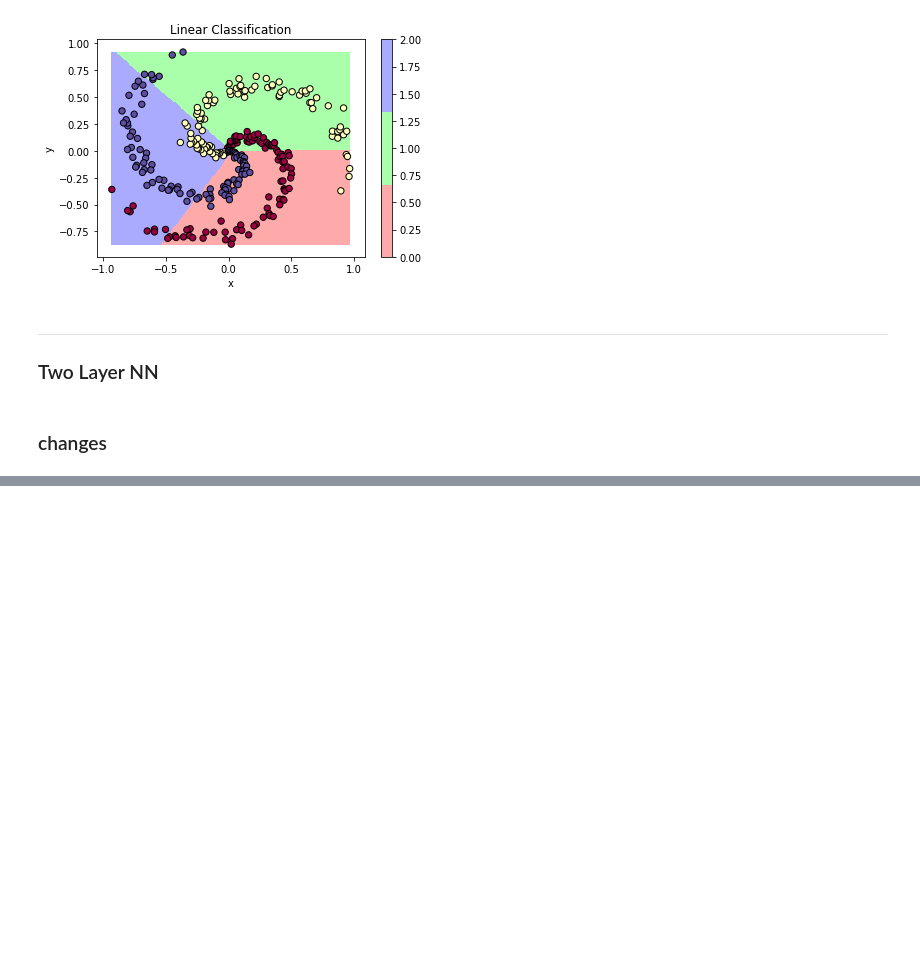
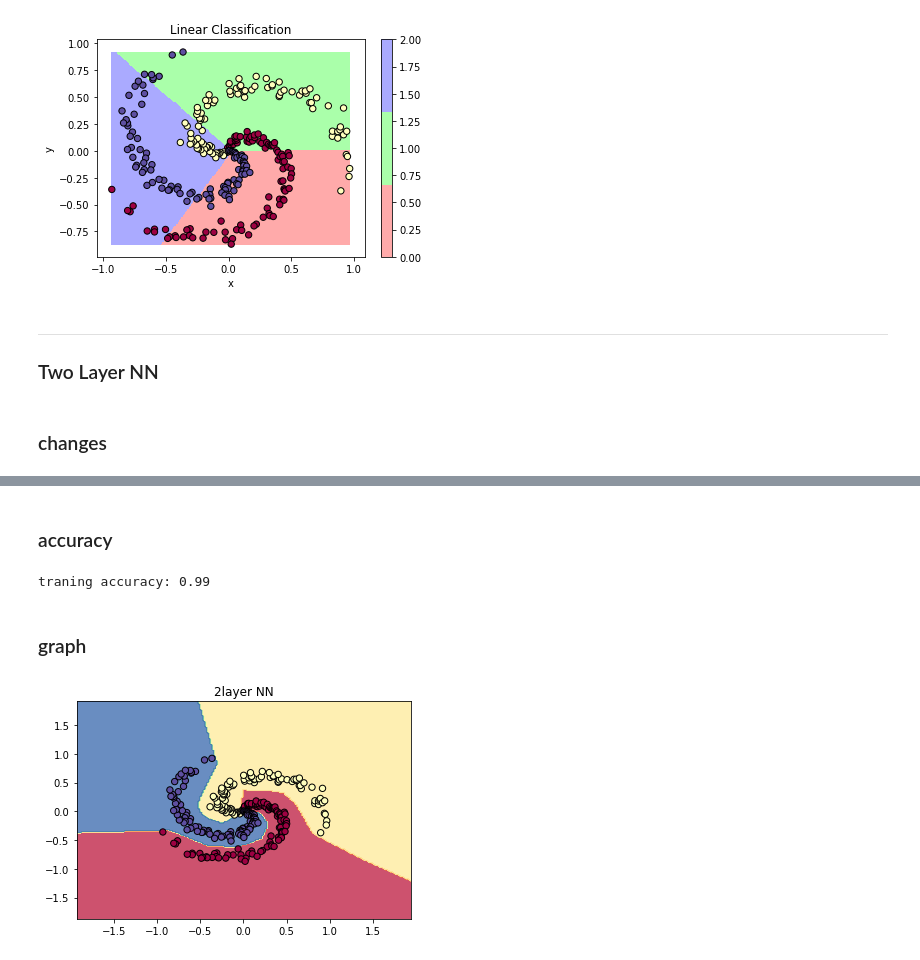
Before and after one commit to cwyang/python, a Jupyter notebook: A neural network sample from cs231n.ipynb, the cells around one changed output, grey strips where cells are left out. Cells and saved outputs as stored; diff of their text form; code cells hidden in the pictures; blank space fills up the shorter version.

```diff
--- a/A neural network sample from cs231n.ipynb
+++ b/A neural network sample from cs231n.ipynb
@@ -235,13 +235,13 @@ def initParam(D,K):
     b2 = np.zeros((1,K))
     return (h,W,b,W2,b2)
 
-h,W,b,W2,b2 = initParam(1,1)
+h,W,b,W2,b2 = initParam(D,K)
 # %% [markdown]
 ### changes
 # %%
 # forward pass
 hidden_layer = np.maximum(0, np.dot(X, W) + b) # ReLU activation, non-linearity
-scores = np.dot(hidden_layer, W2) + b
+scores = np.dot(hidden_layer, W2) + b2
 
 # backpropagation is also two-pass
 # first backprop into W2 and b2
@@ -249,3 +249,7 @@ dW2 = np.dot(hidden_layer.T, dscores)
 db2 = np.sum(dscores, axis = 0, keepdims = True)
 
 dhidden = np.dot(dscores, W2.T)
+dhidden[hidden_layer <= 0] = 0 #backprop the ReLU non-linearity
+
+dW = np.dot(X.T, dhidden)
+db = np.sum(dhidden, axis=0, keepdims=True)
@@ -259,0 +324,35 @@ print a
+# %% [markdown]
+### accuracy
+# %%
+hidden_layer = np.maximum(0, np.dot(X, W)+b)
+scores = np.dot(hidden_layer, W2) + b2
+yy = np.argmax(scores, axis=1)
+print('traning accuracy: %.2f' % np.mean(yy == y))
+# %% [output]
+traning accuracy: 0.99
+# %% [markdown]
+### graph
+# %%
+# plot the resulting classifier
+def showNNBoundary(X,y,W,b,W2,b2,title):
+    h = 0.02
+    x_min, x_max = X[:, 0].min() - 1, X[:, 0].max() + 1
+    y_min, y_max = X[:, 1].min() - 1, X[:, 1].max() + 1
+    xx, yy = np.meshgrid(np.arange(x_min, x_max, h),
+                         np.arange(y_min, y_max, h))
+    Zh = np.maximum(0, np.dot(np.c_[xx.ravel(), yy.ravel()], W)+b)
+    Z = np.dot(Zh, W2)+b2
+    Z = np.argmax(Z, axis=1)
+    Z = Z.reshape(xx.shape)
+    fig = plt.figure()
+    plt.contourf(xx, yy, Z, cmap=plt.cm.Spectral, alpha=0.8)
+    plt.scatter(X[:, 0], X[:, 1], c=y, s=40, cmap=plt.cm.Spectral, edgecolor='black')
+    plt.xlim(xx.min(), xx.max())
+    plt.ylim(yy.min(), yy.max())
+    plt.title(title);
+    plt.show()
+
+    #fig.savefig('spiral_linear.png')
+showNNBoundary(X,y,W,b,W2,b2,"2layer NN")
+# %% [output]
+[figure, added]
```
Also changed, not shown: parts of 5 cells of this notebook.
